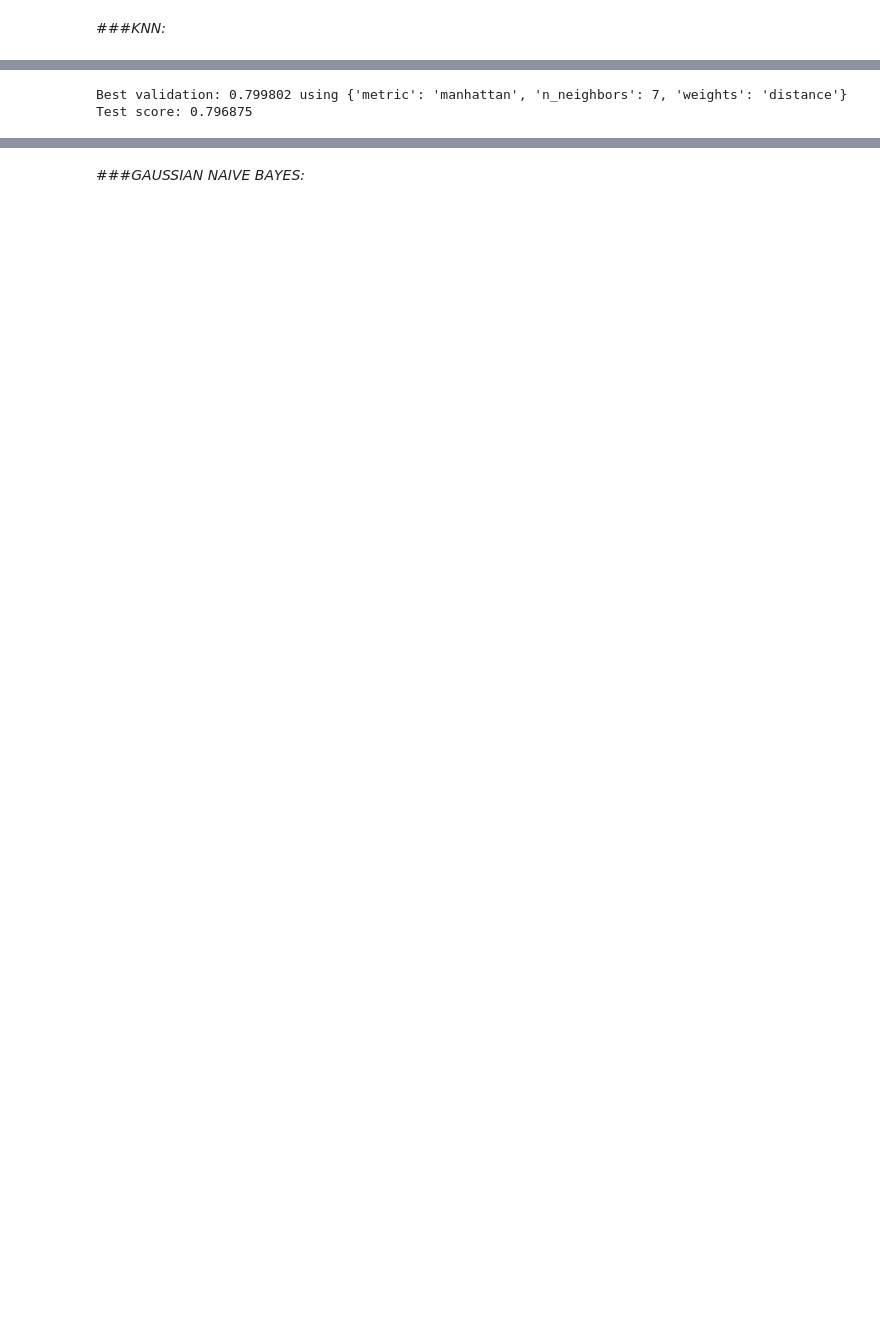
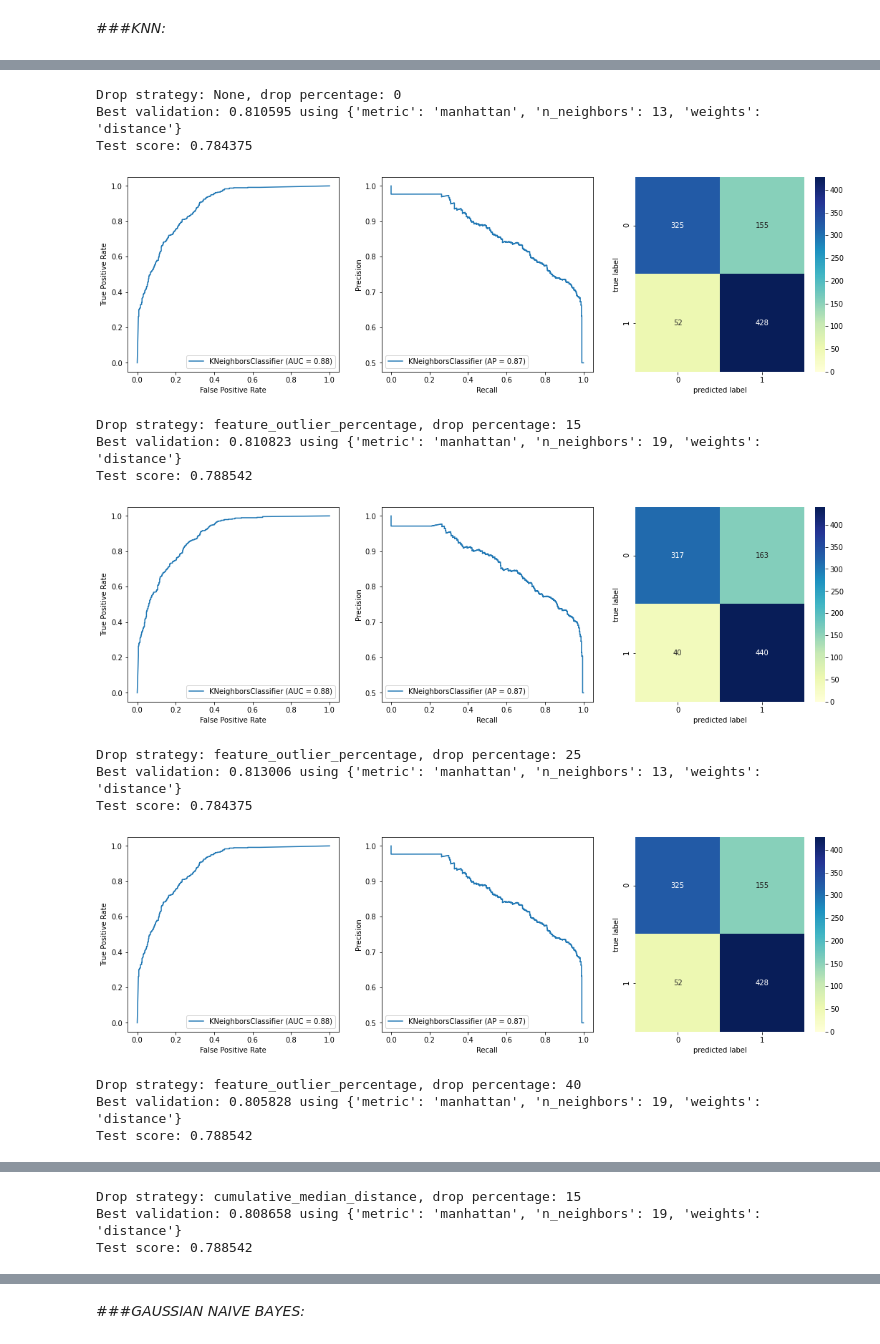
Before and after one commit to MatteoStoisa/DataSpaces_project, a Jupyter notebook: projectDataSpacesMatteoStoisa_the_spotify_hit_predictor_dataset_dataset_of_10s.ipynb, the cells around one changed output, grey strips where cells are left out. Saved outputs shown, nothing was run; the diff lists cells and outputs as text; code cells hidden in the pictures; blank space fills up the shorter version.

```diff
--- a/projectDataSpacesMatteoStoisa_the_spotify_hit_predictor_dataset_dataset_of_10s.ipynb
+++ b/projectDataSpacesMatteoStoisa_the_spotify_hit_predictor_dataset_dataset_of_10s.ipynb
@@ -803,20 +596,57 @@ Test score: 0.792188
-# %%
-model = KNeighborsClassifier()
-n_neighbors = range(1, 21, 2)
-weights = ['uniform', 'distance']
-metric = ['euclidean', 'manhattan', 'minkowski']
-
-grid = dict(n_neighbors=n_neighbors,weights=weights,metric=metric)
-grid_search = GridSearchCV(estimator=model,
-                           param_grid=grid,
-                           n_jobs=-1,
-                           cv=5,
-                           scoring='accuracy',
-                           error_score=0)
-grid_result = grid_search.fit(x_train_dropped, y_train_dropped)
-
-print("Best validation: %f using %s" % (grid_result.best_score_, grid_result.best_params_))
-print("Test score: %f" % metrics.accuracy_score(grid_result.best_estimator_.predict(x_test_dropped), y_test_dropped))
-# %% [output]
-Best validation: 0.799802 using {'metric': 'manhattan', 'n_neighbors': 7, 'weights': 'distance'}
-Test score: 0.796875
+# %%
+def train_validate_test_KNN(df, x_train, y_train, x_test, y_test):
+  x_train.reset_index()
+  x_test.reset_index()
+  y_train.reset_index()
+  y_test.reset_index()
+
+  model = KNeighborsClassifier()
+  n_neighbors = range(1, 21, 2)
+  weights = ['uniform', 'distance']
+  metric = ['euclidean', 'manhattan', 'minkowski']
+
+  grid = dict(n_neighbors=n_neighbors,weights=weights,metric=metric)
+  grid_search = GridSearchCV(estimator=model,
+                            param_grid=grid,
+                            n_jobs=-1,
+                            cv=5,
+                            scoring='accuracy',
+                            error_score=0)
+  grid_result = grid_search.fit(x_train, y_train)
+  plot_metrics('KNN', grid_result, x_test, y_test)
+  df.loc[len(results)] = ['KNN', grid_result.best_params_.get('n_neighbors'), grid_result.best_params_.get('metric'), grid_result.best_params_.get('weights'), 'none', 0, metrics.accuracy_score(grid_result.best_estimator_.predict(x_test), y_test)]
+
+  for drop_strategy in ['feature_outlier_percentage', 'cumulative_median_distance', 'cumulative_median_distance_separate']:
+    for drop_percentage in [15, 25, 40]:
+
+      model = KNeighborsClassifier()
+
+      grid = dict(n_neighbors=n_neighbors,weights=weights,metric=metric)
+      grid_search = GridSearchCV(estimator=model,
+                                param_grid=grid,
+                                n_jobs=-1,
+                                cv=custom_cv_splitter(5, dataset_and_labels.loc[x_train.index], drop_strategy, drop_percentage),
+                                scoring='accuracy',
+                                error_score=0)
+      grid_result = grid_search.fit(x_train, y_train)
+      plot_metrics('KNN', grid_result, x_test, y_test, drop_strategy, drop_percentage)
+      df.loc[len(results)] = ['KNN', grid_result.best_params_.get('n_neighbors'), grid_result.best_params_.get('metric'), grid_result.best_params_.get('weights'), drop_strategy, drop_percentage, metrics.accuracy_score(grid_result.best_estimator_.predict(x_test), y_test)]
+  return df
+# %%
+results = train_validate_test_KNN(results, x_train, y_train, x_test, y_test)
+# %% [output]
+Drop strategy: None, drop percentage: 0
+Best validation: 0.810595 using {'metric': 'manhattan', 'n_neighbors': 13, 'weights': 'distance'}
+Test score: 0.784375
+[figure, added]
+Drop strategy: feature_outlier_percentage, drop percentage: 15
+Best validation: 0.810823 using {'metric': 'manhattan', 'n_neighbors': 19, 'weights': 'distance'}
+Test score: 0.788542
+[figure, added]
+Drop strategy: feature_outlier_percentage, drop percentage: 25
+Best validation: 0.813006 using {'metric': 'manhattan', 'n_neighbors': 13, 'weights': 'distance'}
+Test score: 0.784375
+[figure, added]
+Drop strategy: feature_outlier_percentage, drop percentage: 40
+Best validation: 0.805828 using {'metric': 'manhattan', 'n_neighbors': 19, 'weights': 'distance'}
+Test score: 0.788542
@@ -822,0 +654,3 @@ Test score: 0.796875
+Drop strategy: cumulative_median_distance, drop percentage: 15
+Best validation: 0.808658 using {'metric': 'manhattan', 'n_neighbors': 19, 'weights': 'distance'}
+Test score: 0.788542
```
Also changed, not shown: parts of 25 cells of this notebook.
